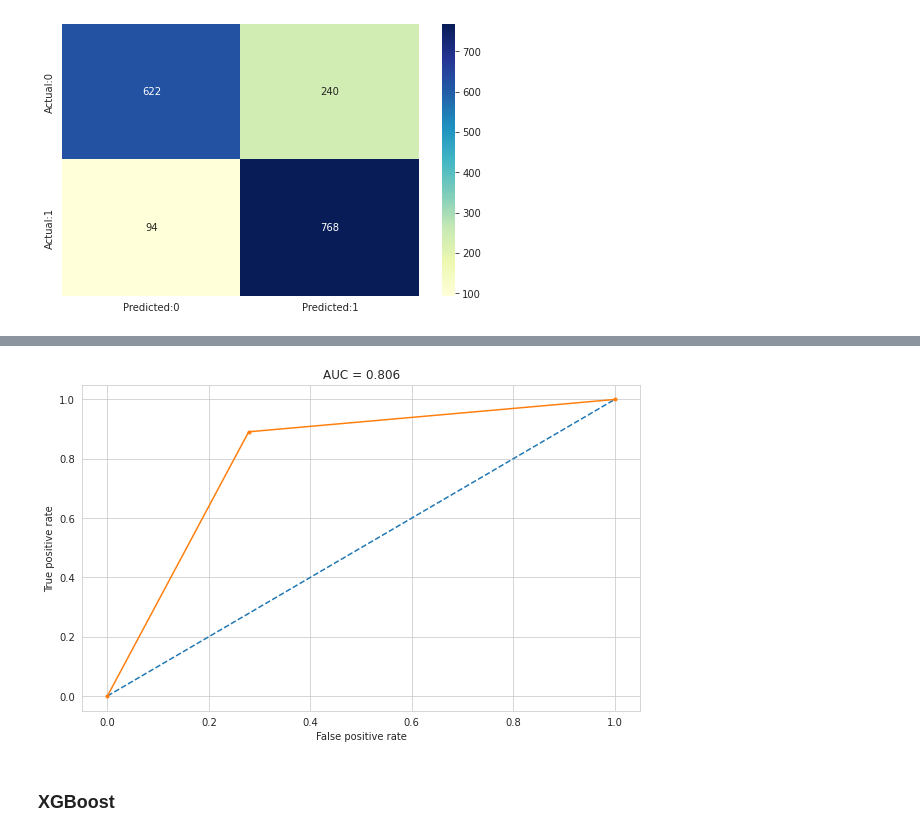
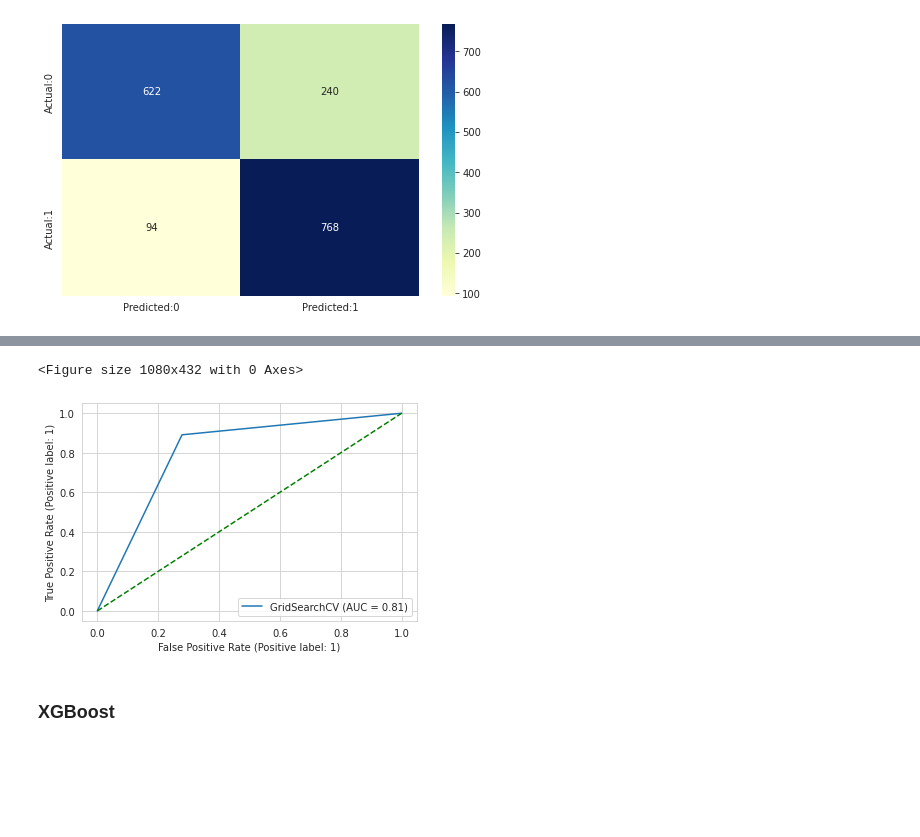
Before and after one commit to NavedMansuri/Cardiovascular-Risk-Prediction, a Jupyter notebook: Cardiovascular_Risk_Prediction_Capstone_Project_By_Naved_.ipynb, the cells around one changed output, grey strips where cells are left out. Cells and saved outputs as stored; diff of their text form; code cells hidden in the pictures; blank space fills up the shorter version.

```diff
--- a/Cardiovascular_Risk_Prediction_Capstone_Project_By_Naved_.ipynb
+++ b/Cardiovascular_Risk_Prediction_Capstone_Project_By_Naved_.ipynb
@@ -951,12 +866,11 @@ knn = KNeighborsClassifier()
 # %%
-grid = GridSearchCV(knn, param_grid, cv=10, scoring='accuracy')
-# grid.fit(X, y)
+knn = KNeighborsClassifier()
+knn_clf = GridSearchCV(knn, param_grid, cv=10, scoring='accuracy')
 # %%
+#training the classifier
+knn_clf.fit(X_train,y_train)
 
-#training the classifier
-grid.fit(X_train,y_train)
-
-grid.best_params_
+knn_clf.best_params_
 # %% [output]
 {'n_neighbors': 1}
 # %%
@@ -991,25 +905,12 @@ weighted avg       0.82      0.81      0.80      1724
-# %%
-
-# ROC curve and AUC
-probs2 = grid.predict_proba(X_test)
-# keep probabilities for the positive outcome only
-probs2 = probs2[:, 1]
-# calculate AUC
-knn_auc = roc_auc_score(y_test, probs2)
-
-# calculate roc curve
-fpr, tpr, thresholds = roc_curve(y_test, probs2)
-# plot curve
-sns.set_style('whitegrid')
-plt.figure(figsize=(10,6))
-plt.plot([0, 1], [0, 1], linestyle='--')
-plt.plot(fpr, tpr, marker='.')
-plt.ylabel('True positive rate')
-plt.xlabel('False positive rate')
-plt.title(f"AUC = {round(knn_auc,3)}")
-plt.show()
-# %% [output]
-[figure, removed]
+# %%
+plt.figure(figsize=(15,6))
+svc_disp = plot_roc_curve(knn_clf,X_test,y_test)
+x,y=np.arange(0,1.1,0.1),np.arange(0,1.1,0.1)
+plt.plot(x,y,'b--',color='g')
+plt.show()
+# %% [output]
+<Figure size 1080x432 with 0 Axes>
+[figure, added]
 # %% [markdown]
 ### **XGBoost**
 # %%
```
Also changed, not shown: parts of 55 cells of this notebook.
